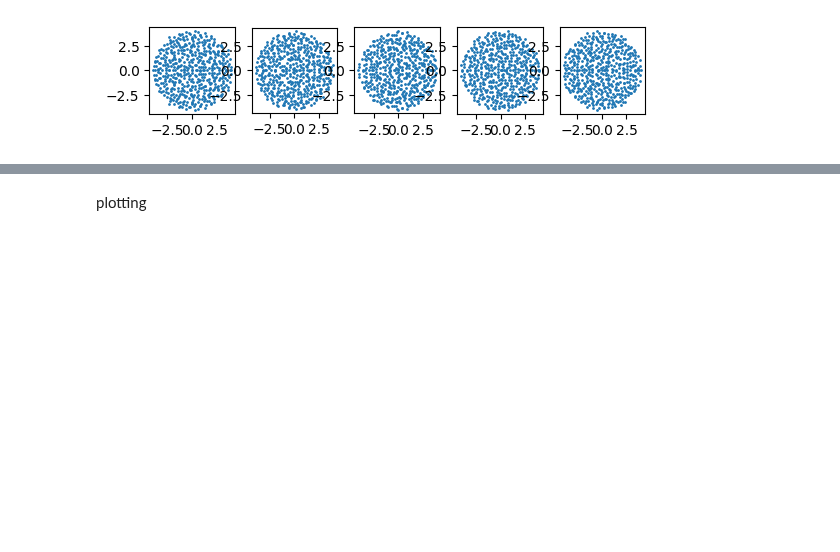
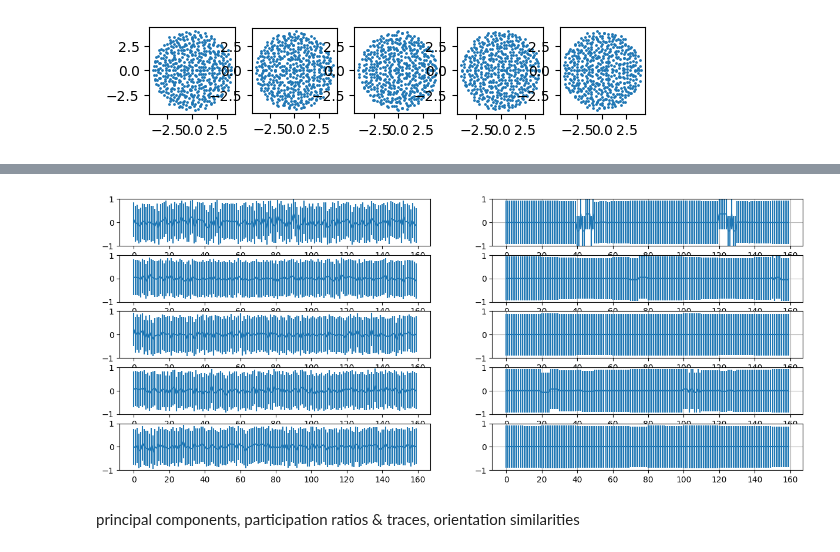
Before and after one commit to zhaoz0314/random-EI, a Jupyter notebook: pseudospatial/modes/4_4-4_0.1.ipynb, the cells around one changed output, grey strips where cells are left out. Saved outputs shown, nothing was run; the diff lists cells and outputs as text; code cells hidden in the pictures; blank space fills up the shorter version.

```diff
--- a/pseudospatial/modes/4_4-4_0.1.ipynb
+++ b/pseudospatial/modes/4_4-4_0.1.ipynb
@@ -13,7 +13,7 @@ e_part_r = 0.8
 e_mean = 4
 ei_std_s = [4, 4]
 waiting_time = 300
-interval_len = 1300
+interval_len = 900
 freq = 0.1
 subdirectory = ("{:n}_".format(part_n)
                 + "{:n}_".format(e_part_r)
@@ -56,25 +56,35 @@ jnp.savez(subdirectory + "parameter_s_1.npz",
           connectivity_s)
 
 sub_part_n_s_ext_gen = jnp.asarray([part_n])
-ext_part_n = part_n // 100
+ext_part_n = 1 #part_n // 100
 ext_sub_part_r_s = jnp.asarray([1.])
 ext_sub_part_n_s = sub_part_n_s_fct(ext_part_n, ext_sub_part_r_s)
 unscaled_ext_mean = jnp.asarray([[0.]])
 unscaled_ext_std = jnp.asarray([[1.]])
-ext_connectivity_n = 3
+ext_connectivity_n = 4 * 4
+unique_angle_n = jnp.floor(ext_connectivity_n / 2 + 1).astype(int)
 [ext_connectivity_s, key] = ext_connectivity_s_generator(sub_part_n_s_ext_gen, ext_sub_part_n_s,
                                                          unscaled_ext_mean, unscaled_ext_std,
-                                                         ext_connectivity_n,
+                                                         2,
                                                          key)
+ext_connectivity_s = (ext_connectivity_s
+                      / jnp.std(ext_connectivity_s, axis = (1,2),keepdims=True)
+                      / jnp.sqrt(ext_part_n))
+angle_s = jnp.arange(ext_connectivity_n) * (2 * jnp.pi / ext_connectivity_n)
+ext_connectivity_s = jnp.einsum("i,jk->ijk",
+                                jnp.cos(angle_s), ext_connectivity_s[0]
+                               ) + jnp.einsum("i,jk->ijk",
+                                jnp.sin(angle_s), ext_connectivity_s[1])
 jnp.savez(subdirectory + "parameter_s_2.npz",
           sub_part_n_s_ext_gen,
           ext_part_n, ext_sub_part_r_s,
           ext_sub_part_n_s,
           unscaled_ext_mean, unscaled_ext_std,
           ext_connectivity_n,
+          angle_s, unique_angle_n,
           ext_connectivity_s)
 
-phase_n = 3
+phase_n = 2
 [phase_s, key] = phase_s_generator(ext_part_n, phase_n, key)
 jnp.savez(subdirectory + "parameter_s_3.npz",
           phase_n,
@@ -105,11 +115,9 @@ jnp.savez(subdirectory + "parameter_s_5.npz",
 label_s = jnp.asarray([1])
 label_s_free = jnp.asarray([0])
 time_interval_s = jnp.asarray([[0, interval_len]])
-window_len_s = jnp.asarray([10, 20, 50, 100, 200]) # used length = 1000
 jnp.savez(subdirectory + "parameter_s_6.npz",
           label_s, label_s_free,
-          time_interval_s,
-          window_len_s)
+          time_interval_s)
 labeled_time_interval_s = [time_interval_s, label_s]
 labeled_time_interval_s_free = [time_interval_s, label_s_free]
 
@@ -121,7 +129,6 @@ condition_n_s = jnp.asarray([connectivity_n, wave_n, ext_connectivity_n, phase_n
                              init_condition_n])
 condition_n_s_free = jnp.asarray([connectivity_n, 1, 1, 1,
                                   init_condition_n_free])
-samp_separation = samp_separation_fct(interval_len - waiting_time, resolution, window_len_s, 48, 10)
 # %%
 # load parameters
 [sub_part_r_s, sub_part_n_s, unscaled_mean, unscaled_std,
@@ -205,4 +218,2 @@ print("took {:.2f} mins".format((end_time - start_time) / 60))
 stat_s_free = load_as_list(subdirectory + "stats_free.npz")
 stat_s = load_as_list(subdirectory + "stats.npz")
-# %% [markdown]
-plotting
@@ -216,0 +220,21 @@ print(long_bar, bar)
+# %%
+# verify mean std
+[fig, subfig_s] = plt.subplots(int(connectivity_n), 2, figsize = (15,6))
+for connectivity_idx in range(connectivity_n):
+  subfig_s[connectivity_idx,0].errorbar(jnp.arange(init_condition_n_free),
+                                      jnp.mean(stat_s_free[0][connectivity_idx,0,0,0], axis = -1),
+                                      yerr=jnp.mean(jnp.diagonal(stat_s_free[1][connectivity_idx,0,0,0],
+                                                            axis1=-1, axis2=-2), axis = -1))
+  subfig_s[connectivity_idx,0].set_ylim(-1,1)
+  subfig_s[connectivity_idx,0].grid
+for connectivity_idx in range(connectivity_n):
+  subfig_s[connectivity_idx,1].errorbar(jnp.arange(init_condition_n_free),
+                                      jnp.mean(stat_s[0][connectivity_idx, -1], axis = -1).flatten(),
+                                      yerr=jnp.mean(jnp.diagonal(stat_s[1][connectivity_idx, -1],
+                                                            axis1=-1, axis2=-2), axis = -1).flatten())
+  subfig_s[connectivity_idx,1].set_ylim(-1,1)
+  subfig_s[connectivity_idx,1].grid()
+# %% [output]
+[figure, added]
+# %% [markdown]
+principal components, participation ratios & traces, orientation similarities
```
Also changed, not shown: parts of 12 cells of this notebook, 5 other files.
